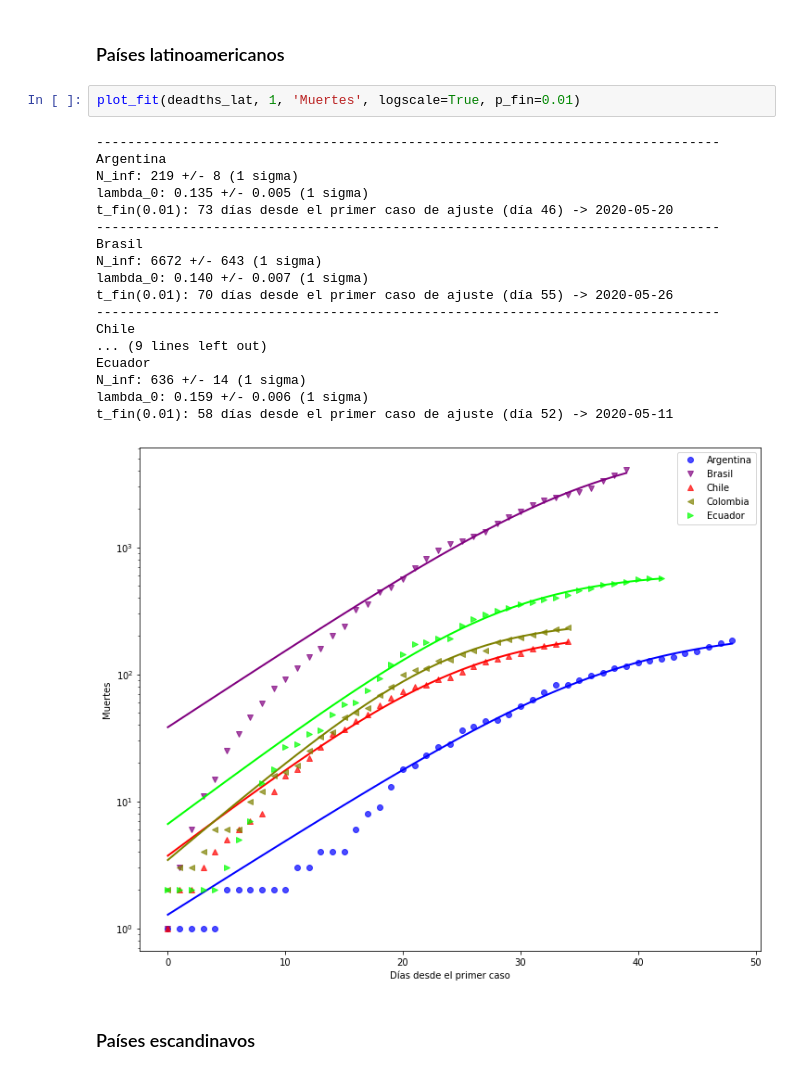
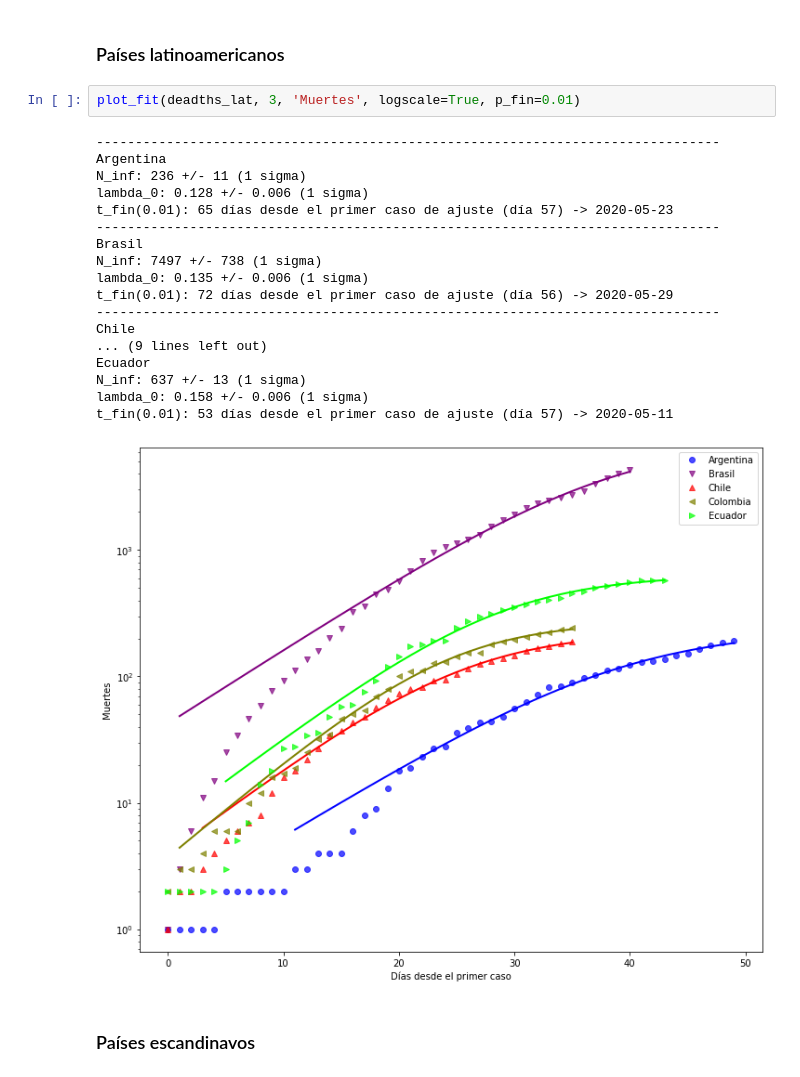
Before and after one commit to manuxch/logistic-covid19, a Jupyter notebook: Logistic_model_COVID-19.ipynb, the cells around one changed output. Cells and saved outputs as stored; diff of their text form.

Commit message:
Actualización diaria de visualizaciones, ajustes y registros

```diff
--- a/Logistic_model_COVID-19.ipynb
+++ b/Logistic_model_COVID-19.ipynb
@@ -276,26 +276,26 @@ t_fin(0.01): 58 días desde el primer caso de ajuste (día 55) -> 2020-05-14
 # %% [markdown]
 ### Países latinoamericanos
 # %%
-plot_fit(deadths_lat, 1, 'Muertes', logscale=True, p_fin=0.01)
+plot_fit(deadths_lat, 3, 'Muertes', logscale=True, p_fin=0.01)
 # %% [output]
 --------------------------------------------------------------------------------
 Argentina
-N_inf: 219 +/- 8 (1 sigma)
-lambda_0: 0.135 +/- 0.005 (1 sigma)
-t_fin(0.01): 73 días desde el primer caso de ajuste (día 46) -> 2020-05-20
+N_inf: 236 +/- 11 (1 sigma)
+lambda_0: 0.128 +/- 0.006 (1 sigma)
+t_fin(0.01): 65 días desde el primer caso de ajuste (día 57) -> 2020-05-23
 --------------------------------------------------------------------------------
 Brasil
-N_inf: 6672 +/- 643 (1 sigma)
-lambda_0: 0.140 +/- 0.007 (1 sigma)
-t_fin(0.01): 70 días desde el primer caso de ajuste (día 55) -> 2020-05-26
+N_inf: 7497 +/- 738 (1 sigma)
+lambda_0: 0.135 +/- 0.006 (1 sigma)
+t_fin(0.01): 72 días desde el primer caso de ajuste (día 56) -> 2020-05-29
 --------------------------------------------------------------------------------
 Chile
 ... (9 lines left out)
 Ecuador
-N_inf: 636 +/- 14 (1 sigma)
-lambda_0: 0.159 +/- 0.006 (1 sigma)
-t_fin(0.01): 58 días desde el primer caso de ajuste (día 52) -> 2020-05-11
+N_inf: 637 +/- 13 (1 sigma)
+lambda_0: 0.158 +/- 0.006 (1 sigma)
+t_fin(0.01): 53 días desde el primer caso de ajuste (día 57) -> 2020-05-11
-[figure, old version]
+[figure, new version]
 # %% [markdown]
 ### Países escandinavos
 # %%
```
Also changed, not shown: parts of 8 cells of this notebook.
